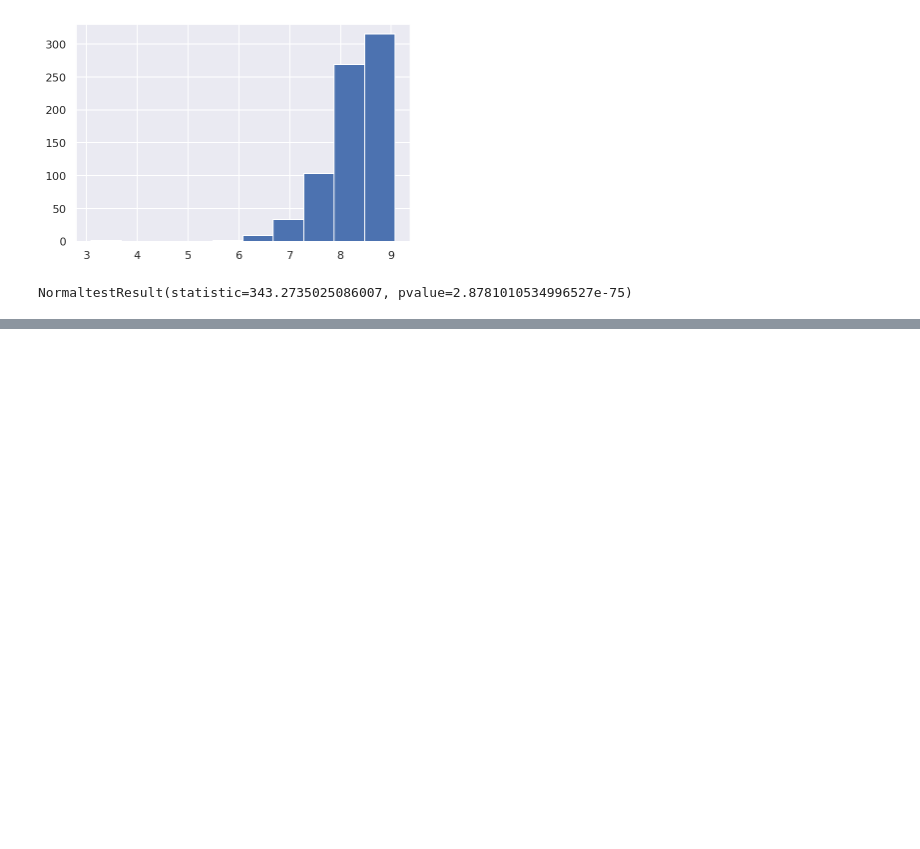
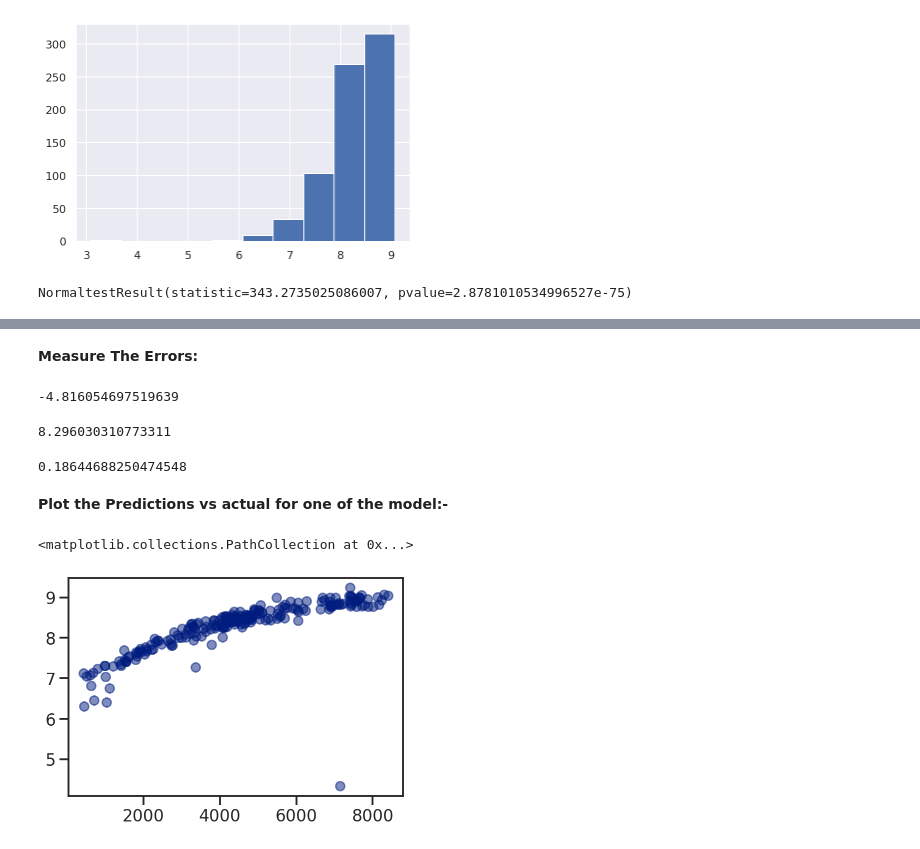
Before and after one commit to mohmaed7777/Regression-analysis-on-Bike-Sharing-System-, a Jupyter notebook: Bike_Sharing_System.ipynb, the cells around one changed output, grey strips where cells are left out. Saved outputs shown, nothing was run; the diff lists cells and outputs as text; code cells hidden in the pictures; blank space fills up the shorter version.

```diff
--- a/Bike_Sharing_System.ipynb
+++ b/Bike_Sharing_System.ipynb
@@ -211,0 +374,3 @@ NormaltestResult(statistic=343.2735025086007, pvalue=2.8781010534996527e-75)
+# %%
+lr = LinearRegression()
+lr
@@ -211,0 +379,4 @@ NormaltestResult(statistic=343.2735025086007, pvalue=2.8781010534996527e-75)
+# %%
+lr.fit(x_train_s, log_y)
+x_test_s = s.fit_transform(x_test)
+y_pred = lr.predict(x_test_s)
@@ -211,0 +405,30 @@ NormaltestResult(statistic=343.2735025086007, pvalue=2.8781010534996527e-75)
+# %% [markdown]
+**Measure The Errors:**
+# %%
+Model_qulity = r2_score(y_test,y_pred)
+Model_qulity
+# %% [output]
+-4.816054697519639
+# %%
+# Get the percentage of our model qulaity :
+total_y_test = y_test.mean().sum()
+total_y_pred = y_pred.mean().sum()
+total_y_pred
+# %% [output]
+8.296030310773311
+# %%
+percentage = (total_y_pred / total_y_test) *100
+print(percentage)
+# %% [output]
+0.18644688250474548
+# %% [markdown]
+**Plot the Predictions vs actual for one of the model:-**
+# %%
+sns.set_context('talk')
+sns.set_style('ticks')
+sns.set_palette('dark')
+ax = plt.axes()
+ax.scatter(y_test, y_pred, alpha=0.5)
+# %% [output]
+<matplotlib.collections.PathCollection at 0x...>
+[figure, added]
```
Also changed, not shown: parts of 29 cells of this notebook.
